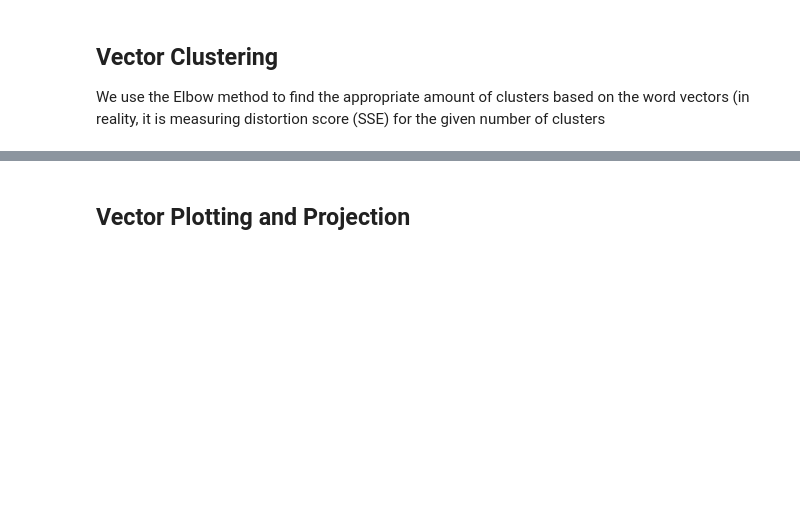
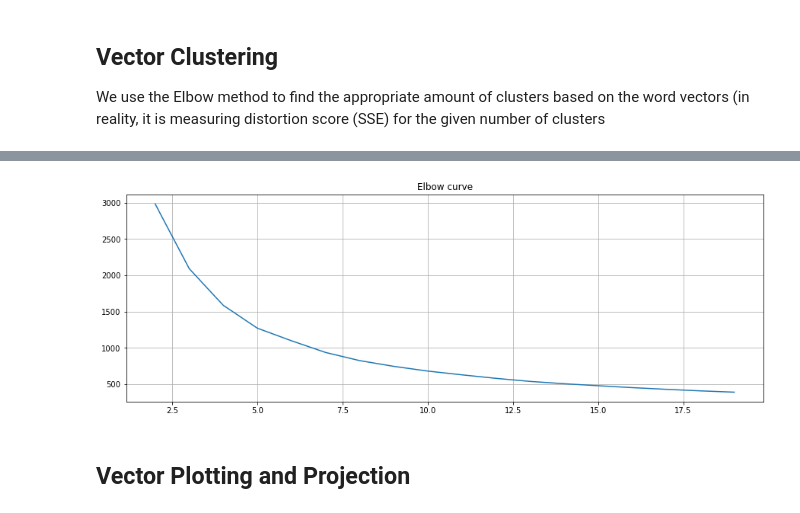
Before and after one commit to liamge/QuilityProject, a Jupyter notebook: notebook/Exploratory Analysis.ipynb, the cells around one changed output, grey strips where cells are left out. Cells and saved outputs as stored; diff of their text form; code cells hidden in the pictures; blank space fills up the shorter version.

```diff
--- a/notebook/Exploratory Analysis.ipynb
+++ b/notebook/Exploratory Analysis.ipynb
@@ -275,2 +279,6 @@ plot_elbow_curve(range(2, 20), vecs)
+# %%
+plot_elbow_curve(range(2, 20), projected_vecs, method='inertia')
+# %% [output]
+[figure, added]
 # %%
 # Apply clustering with K-means
```
Also changed, not shown: parts of 4 cells of this notebook, 14 other files.
